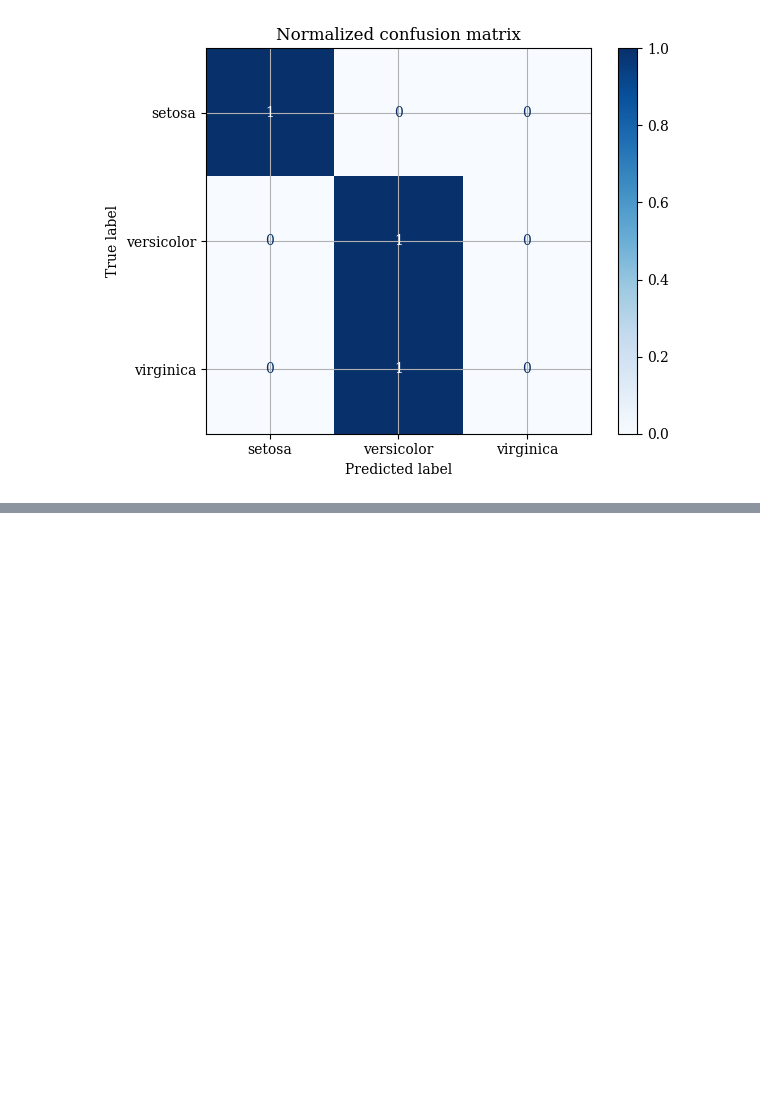
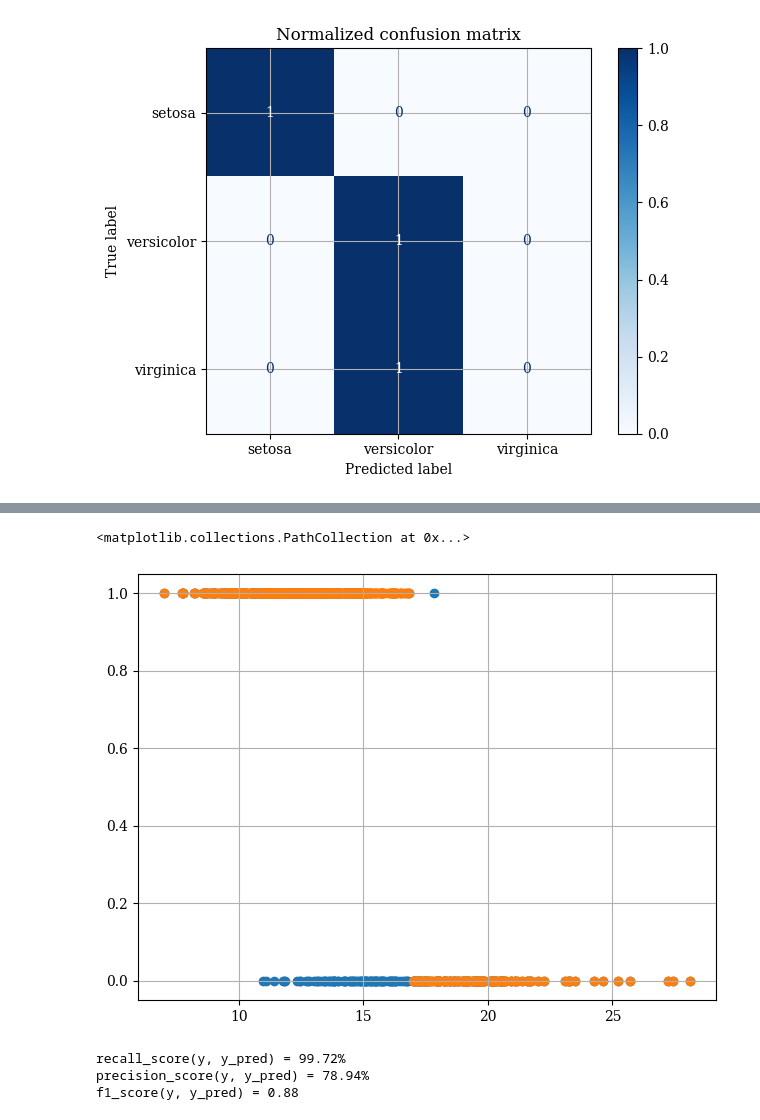
Before and after one commit to MiguelPuntoEs/ufm-python-for-finance, a Jupyter notebook: 11 Clasificación.ipynb, the cells around one changed output, grey strips where cells are left out. Drawn from its saved outputs; the diff is of its cells as text; code cells hidden in the pictures; blank space fills up the shorter version.

```diff
--- a/11 Clasificación.ipynb
+++ b/11 Clasificación.ipynb
@@ -127,0 +209,21 @@ Normalized confusion matrix
+# %%
+probs = clf.predict_proba(X[:,0:1])
+
+threshold = 0.9
+y_pred = probs[:,0] < threshold
+
+plt.scatter(X[:,0], y)
+plt.scatter(X[:,0], y_pred)
+# %% [output]
+<matplotlib.collections.PathCollection at 0x...>
+[figure, added]
+# %%
+from sklearn.metrics import recall_score, precision_score, f1_score
+
+print(f"{recall_score(y, y_pred) = :.2%}")
+print(f"{precision_score(y, y_pred) = :.2%}")
+print(f"{f1_score(y, y_pred) = :.2f}")
+# %% [output]
+recall_score(y, y_pred) = 99.72%
+precision_score(y, y_pred) = 78.94%
+f1_score(y, y_pred) = 0.88
```
Also changed, not shown: parts of 8 cells of this notebook.
